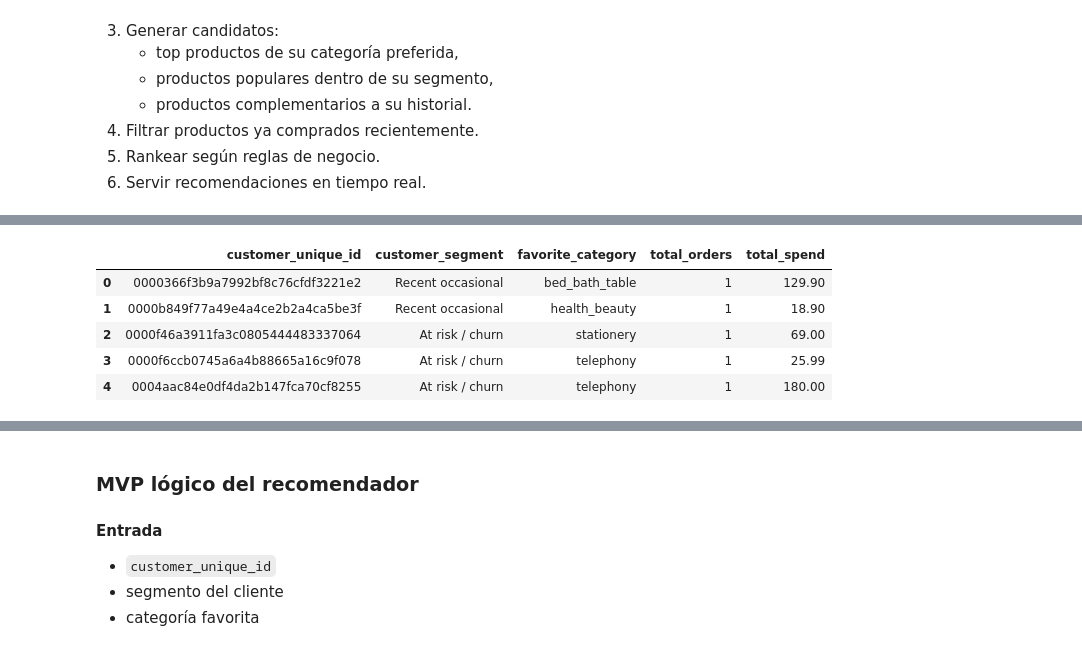
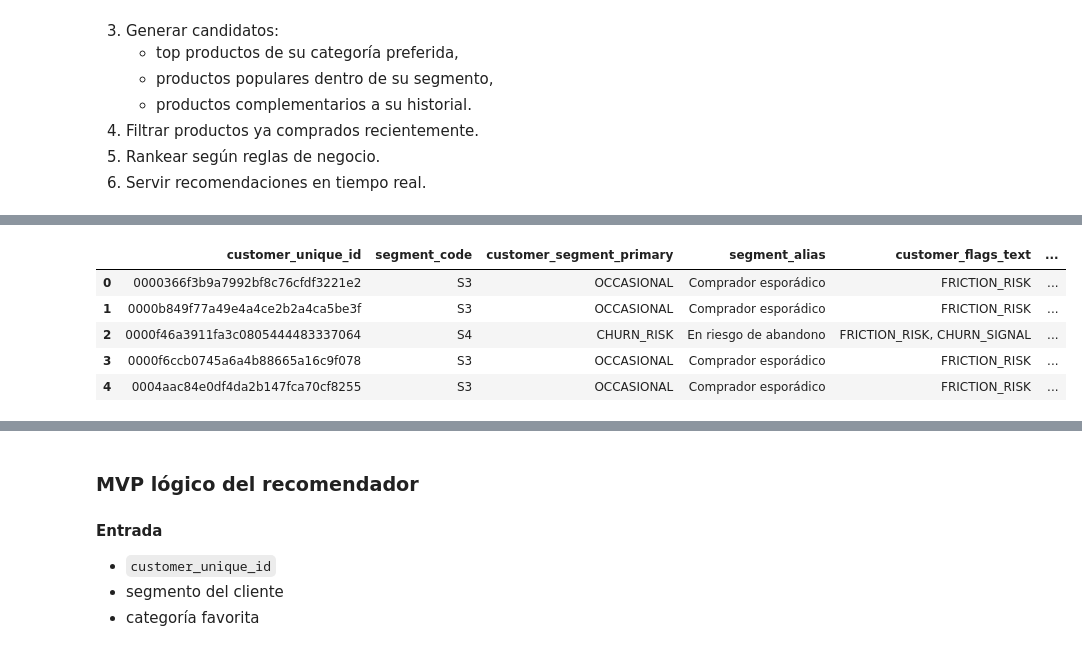
Before and after one commit to danielhcertuche/commercial-analytics-ai-challenge, a Jupyter notebook: notebooks/05_recommendation_and_site_selection.ipynb, the cells around one changed output, grey strips where cells are left out. Saved outputs shown, nothing was run; the diff lists cells and outputs as text; code cells hidden in the pictures.

Commit message:
refactor: align recommendation and executive notebooks with production customer segmentation

```diff
--- a/notebooks/05_recommendation_and_site_selection.ipynb
+++ b/notebooks/05_recommendation_and_site_selection.ipynb
@@ -53,16 +90,36 @@ customer_rfm = assign_customer_segment(add_rfm_scores(build_customer_rfm(order_b
 # %%
 item_base = (
     order_items
-    .merge(orders[["order_id", "customer_id", "order_status", "order_purchase_timestamp"]], on="order_id", how="inner")
-    .merge(customers[["customer_id", "customer_unique_id"]], on="customer_id", how="left")
-    .merge(products[["product_id", "product_category_name"]], on="product_id", how="left")
-    .merge(translation, on="product_category_name", how="left")
+    .merge(
+        orders[["order_id", "customer_id", "order_status", "order_purchase_timestamp"]],
+        on="order_id",
+        how="inner"
+    )
+    .merge(
+        customers[["customer_id", "customer_unique_id"]],
+        on="customer_id",
+        how="left"
+    )
+    .merge(
+        products[["product_id", "product_category_name"]],
+        on="product_id",
+        how="left"
+    )
+    .merge(
+        translation,
+        on="product_category_name",
+        how="left"
+    )
 )
 
 item_base = item_base.loc[item_base["order_status"] == "delivered"].copy()
+
 item_base["product_category"] = (
     item_base["product_category_name_english"]
     .fillna(item_base["product_category_name"])
     .fillna("unknown")
 )
-item_base["item_revenue"] = item_base["price"]
+
+item_base["item_revenue"] = item_base["price"].fillna(0.0)
+
+item_base.head()
@@ -69,23 +133,30 @@ item_base["item_revenue"] = item_base["price"]
 # %%
 customer_profile = (
-    customer_rfm[["customer_unique_id", "customer_segment"]]
+    customer_360_features[[
+        "customer_unique_id",
+        "segment_code",
+        "customer_segment_primary",
+        "segment_alias",
+        "customer_flags_text",
+        "favorite_category",
+        "purchase_history_summary",
+    ]]
     .merge(
         item_base.groupby("customer_unique_id", as_index=False)
         .agg(
-            favorite_category=("product_category", lambda s: s.mode().iloc[0] if not s.mode().empty else "unknown"),
             total_orders=("order_id", "nunique"),
             total_spend=("item_revenue", "sum"),
         ),
         on="customer_unique_id",
         how="left"
     )
 )
 
 customer_profile.head()
 # %% [output]
-|  | customer_unique_id | customer_segment | favorite_category | total_orders | total_spend |
-| 0 | 0000366f3b9a7992bf8c76cfdf3221e2 | Recent occasional | bed_bath_table | 1 | 129.90 |
-| 1 | 0000b849f77a49e4a4ce2b2a4ca5be3f | Recent occasional | health_beauty | 1 | 18.90 |
-| 2 | 0000f46a3911fa3c0805444483337064 | At risk / churn | stationery | 1 | 69.00 |
-| 3 | 0000f6ccb0745a6a4b88665a16c9f078 | At risk / churn | telephony | 1 | 25.99 |
-| 4 | 0004aac84e0df4da2b147fca70cf8255 | At risk / churn | telephony | 1 | 180.00 |
+|  | customer_unique_id | segment_code | customer_segment_primary | segment_alias | customer_flags_text | ... |
+| 0 | 0000366f3b9a7992bf8c76cfdf3221e2 | S3 | OCCASIONAL | Comprador esporádico | FRICTION_RISK | ... |
+| 1 | 0000b849f77a49e4a4ce2b2a4ca5be3f | S3 | OCCASIONAL | Comprador esporádico | FRICTION_RISK | ... |
+| 2 | 0000f46a3911fa3c0805444483337064 | S4 | CHURN_RISK | En riesgo de abandono | FRICTION_RISK, CHURN_SIGNAL | ... |
+| 3 | 0000f6ccb0745a6a4b88665a16c9f078 | S3 | OCCASIONAL | Comprador esporádico | FRICTION_RISK | ... |
+| 4 | 0004aac84e0df4da2b147fca70cf8255 | S3 | OCCASIONAL | Comprador esporádico | FRICTION_RISK | ... |
```
Also changed, not shown: parts of 10 cells of this notebook, 2 other files.
